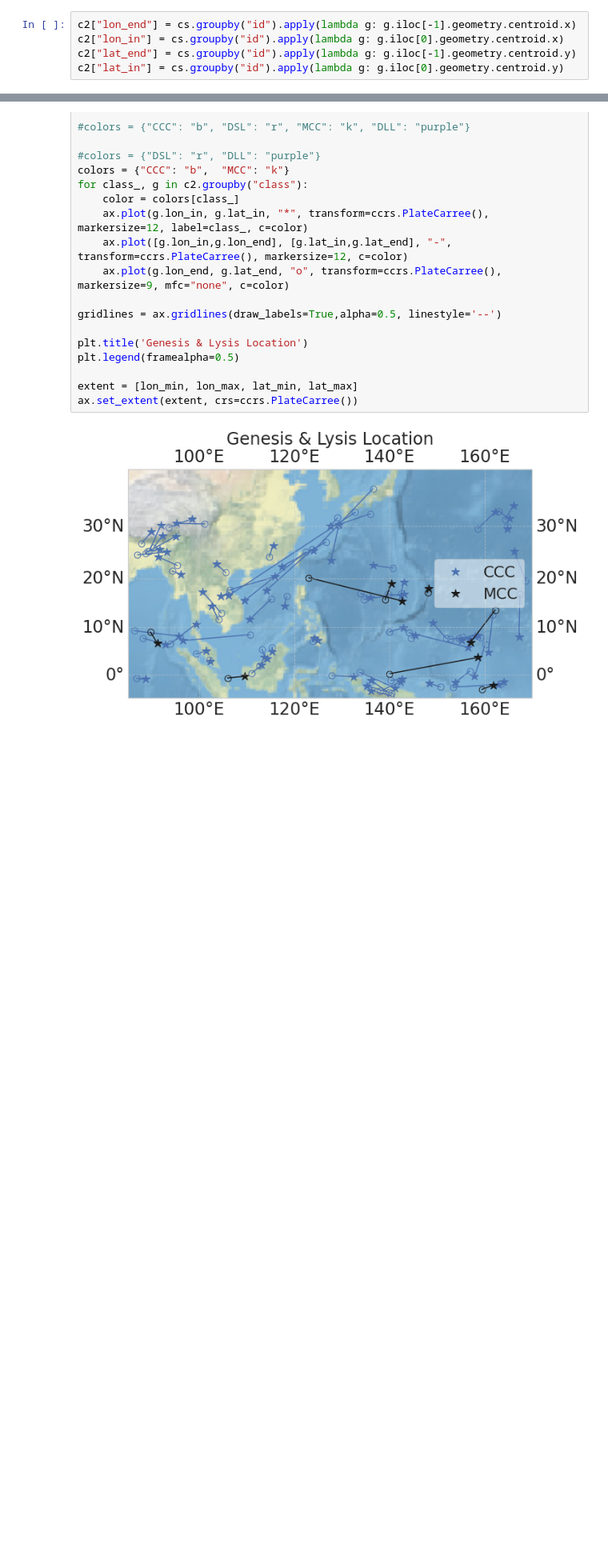
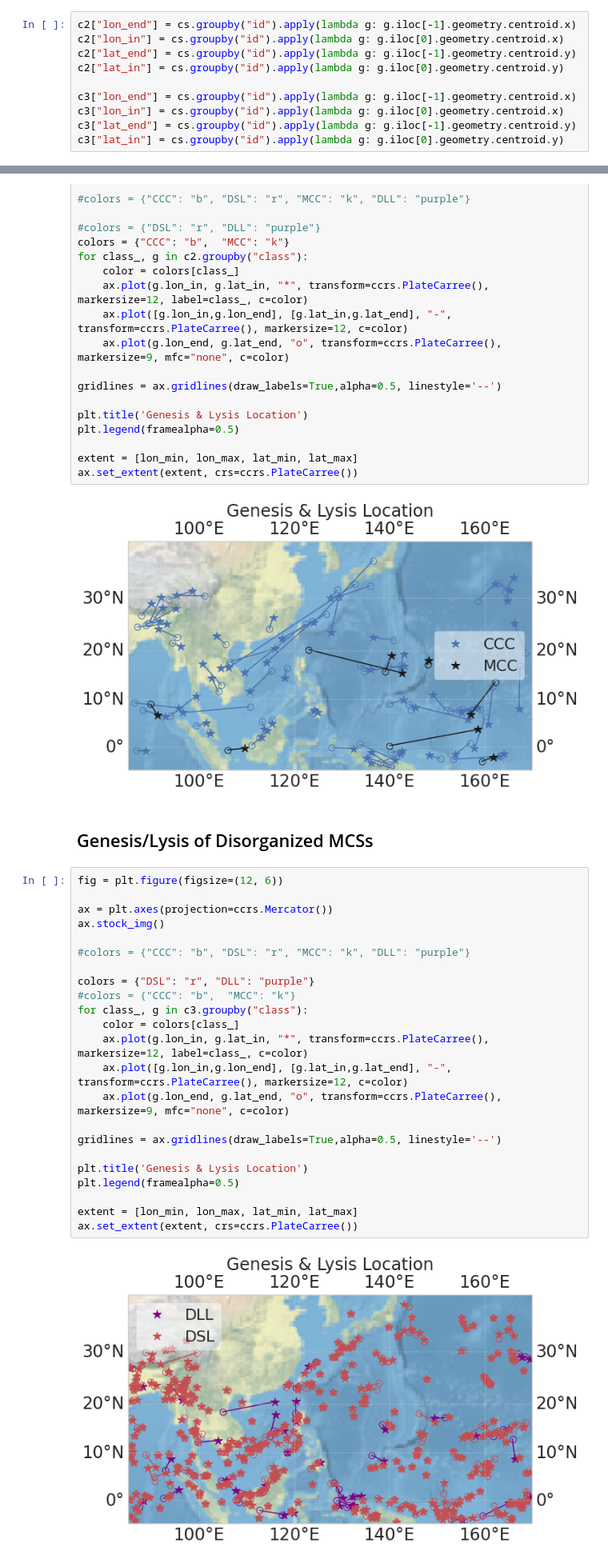
Before and after one commit to knubez/TAMS, a Jupyter notebook: TAMS_plots.ipynb, the cells around one changed output, grey strips where cells are left out. Shown at 80% size. Cells and saved outputs as stored; diff of their text form; blank space fills up the shorter version.

```diff
--- a/TAMS_plots.ipynb
+++ b/TAMS_plots.ipynb
@@ -159,6 +220,11 @@ c2["lon_end"] = cs.groupby("id").apply(lambda g: g.iloc[-1].geometry.centroid.x)
 c2["lon_in"] = cs.groupby("id").apply(lambda g: g.iloc[0].geometry.centroid.x)
 c2["lat_end"] = cs.groupby("id").apply(lambda g: g.iloc[-1].geometry.centroid.y)
 c2["lat_in"] = cs.groupby("id").apply(lambda g: g.iloc[0].geometry.centroid.y)
+
+c3["lon_end"] = cs.groupby("id").apply(lambda g: g.iloc[-1].geometry.centroid.x)
+c3["lon_in"] = cs.groupby("id").apply(lambda g: g.iloc[0].geometry.centroid.x)
+c3["lat_end"] = cs.groupby("id").apply(lambda g: g.iloc[-1].geometry.centroid.y)
+c3["lat_in"] = cs.groupby("id").apply(lambda g: g.iloc[0].geometry.centroid.y)
 # %% [output]
 A value is trying to be set on a copy of a slice from a DataFrame.
 Try using .loc[row_indexer,col_indexer] = value instead
@@ -213,3 +294,30 @@ extent = [lon_min, lon_max, lat_min, lat_max]
 ax.set_extent(extent, crs=ccrs.PlateCarree())
 # %% [output]
 [figure]
+# %% [markdown]
+## Genesis/Lysis of Disorganized MCSs
+# %%
+fig = plt.figure(figsize=(12, 6))
+
+ax = plt.axes(projection=ccrs.Mercator())
+ax.stock_img()
+
+#colors = {"CCC": "b", "DSL": "r", "MCC": "k", "DLL": "purple"}
+
+colors = {"DSL": "r", "DLL": "purple"}
+#colors = {"CCC": "b",  "MCC": "k"}
+for class_, g in c3.groupby("class"):
+    color = colors[class_]
+    ax.plot(g.lon_in, g.lat_in, "*", transform=ccrs.PlateCarree(), markersize=12, label=class_, c=color)
+    ax.plot([g.lon_in,g.lon_end], [g.lat_in,g.lat_end], "-", transform=ccrs.PlateCarree(), markersize=12, c=color)
+    ax.plot(g.lon_end, g.lat_end, "o", transform=ccrs.PlateCarree(), markersize=9, mfc="none", c=color)
+
+gridlines = ax.gridlines(draw_labels=True,alpha=0.5, linestyle='--')
+
+plt.title('Genesis & Lysis Location')
+plt.legend(framealpha=0.5)
+
+extent = [lon_min, lon_max, lat_min, lat_max]
+ax.set_extent(extent, crs=ccrs.PlateCarree())
+# %% [output]
+[figure, added]
```
Also changed, not shown: parts of 13 cells of this notebook.
